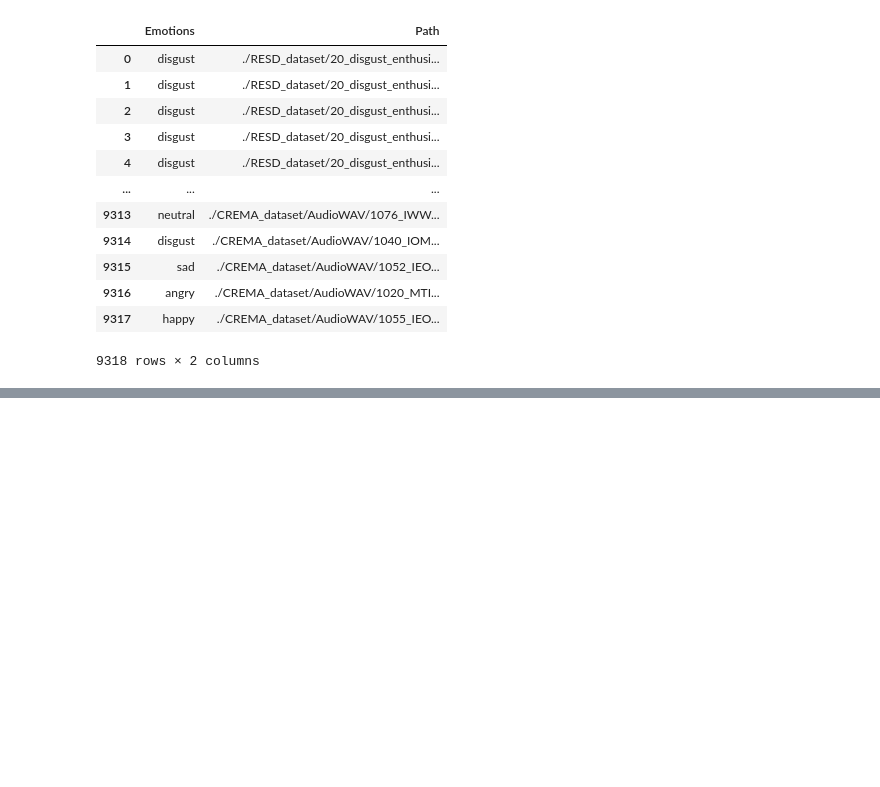
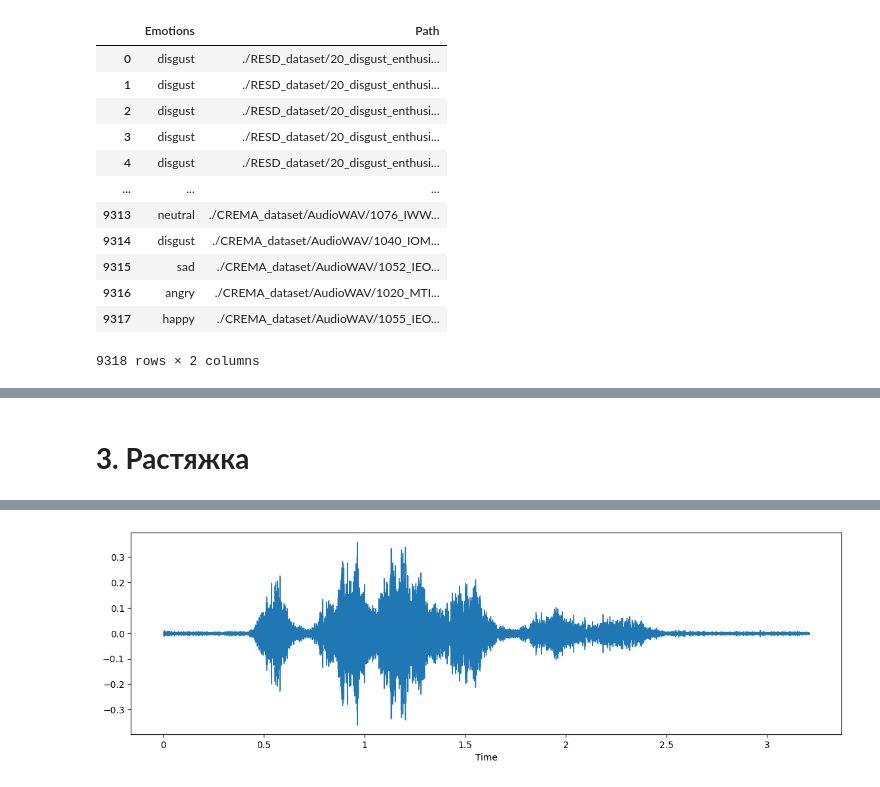
Before and after one commit to tphlru/rzd_detector, a Jupyter notebook: audio_speech_emotion_detect.ipynb, the cells around one changed output, grey strips where cells are left out. Cells and saved outputs as stored; diff of their text form; code cells hidden in the pictures; blank space fills up the shorter version.

```diff
--- a/audio_speech_emotion_detect.ipynb
+++ b/audio_speech_emotion_detect.ipynb
@@ -341,0 +403,8 @@ plt.gca().spines[['top', 'right',]].set_visible(False)
+# %% [markdown]
+# **3. Растяжка**
+# %%
+x = stretch(data)
+plt.figure(figsize=(14,4))
+librosa.display.waveshow(y=x, sr=sample_rate)
+Audio(x, rate=sample_rate)
+# %% [output]
@@ -341,0 +412 @@ plt.gca().spines[['top', 'right',]].set_visible(False)
+[figure, added]
```
Also changed, not shown: parts of 11 cells of this notebook.
